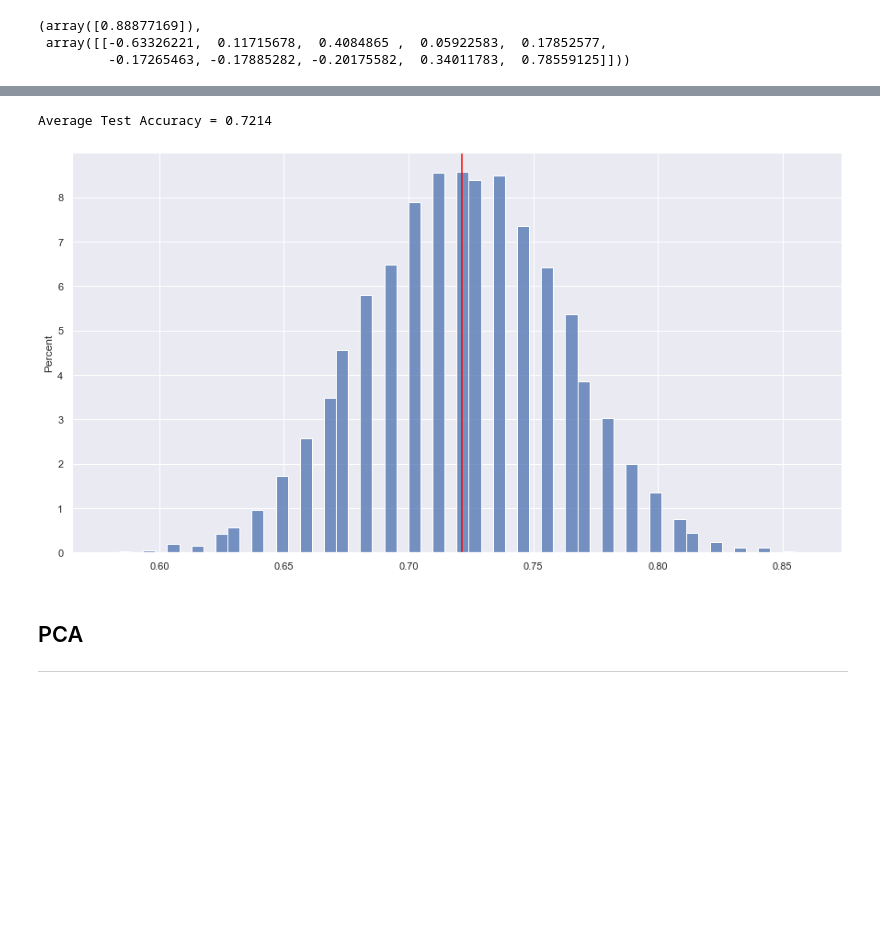
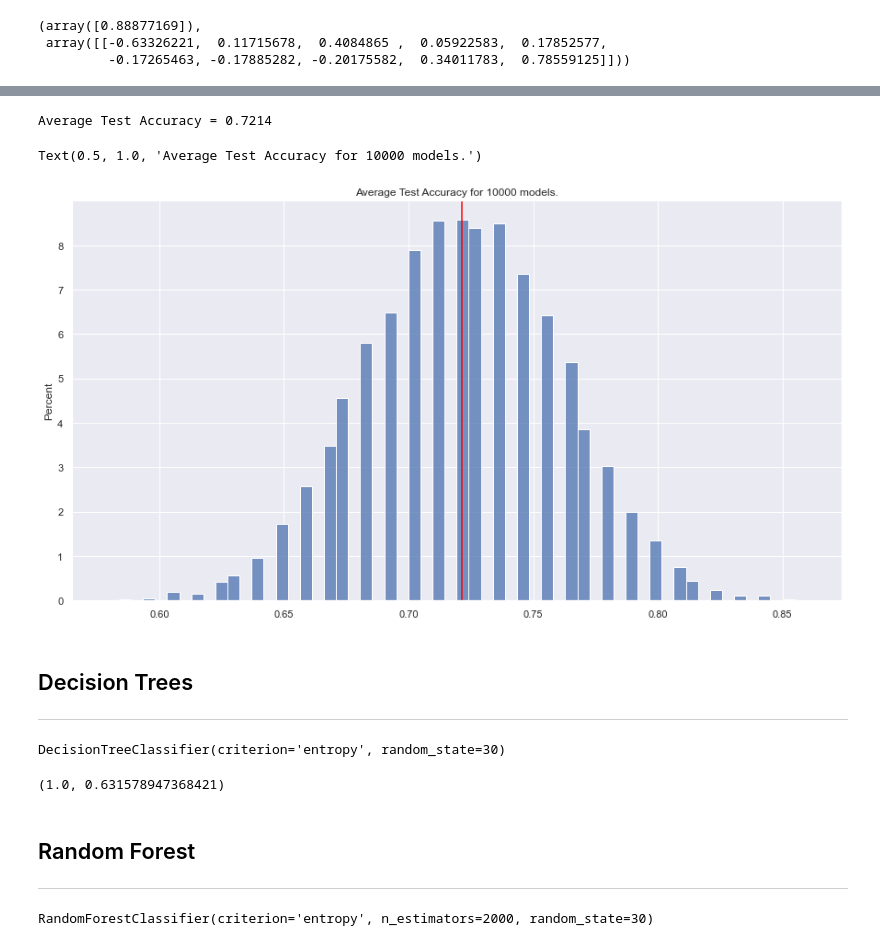
Before and after one commit to sidmurthy/stephstuff, a Jupyter notebook: src/stephplayground.ipynb, the cells around one changed output, grey strips where cells are left out. Drawn from its saved outputs; the diff is of its cells as text; code cells hidden in the pictures; blank space fills up the shorter version.

Commit message:
Random Forest.

```diff
--- a/src/stephplayground.ipynb
+++ b/src/stephplayground.ipynb
@@ -286,9 +288,8 @@ lr.intercept_, lr.coef_
  array([[-0.63326221,  0.11715678,  0.4084865 ,  0.05922583,  0.17852577,
          -0.17265463, -0.17885282, -0.20175582,  0.34011783,  0.78559125]]))
 # %%
-train_accuracy = sum(lr.predict(X_train) == Y_train) / len(Y_train)
-test_accuracy = sum(lr.predict(X_test) == Y_test) / len(Y_test)
-
+train_accuracy = lr.score(X_train, Y_train)
+test_accuracy = lr.score(X_test, Y_test)
 print(f"Train accuracy: {train_accuracy:.4f}")
 print(f"Test accuracy: {test_accuracy:.4f}")
 # %% [output]
@@ -311,16 +312,37 @@ for i in range(10000):
     X_train, X_test, Y_train, Y_test = train_test_split(X,y, test_size=0.15, random_state=i)
     lr = LogisticRegression(fit_intercept=True, solver = 'lbfgs')
     lr.fit(X_train, Y_train)
-    test_accuracy = sum(lr.predict(X_test) == Y_test) / len(Y_test)
+    test_accuracy = lr.score(X_test, Y_test)
     arr.append(test_accuracy)
 # %%
 avg_accuracy = np.mean(arr)
 print(f'Average Test Accuracy = {avg_accuracy:.4f}')
 plt.axvline(avg_accuracy, color='Red');
 sns.histplot(x=arr, stat='percent');
+plt.title('Average Test Accuracy for 10000 models.')
 # %% [output]
 Average Test Accuracy = 0.7214
+Text(0.5, 1.0, 'Average Test Accuracy for 10000 models.')
-[figure, old version]
+[figure, new version]
 # %% [markdown]
-## PCA
+## Decision Trees
 ___
+# %%
+decision_tree = tree.DecisionTreeClassifier(criterion='entropy', random_state=30)
+decision_tree.fit(X_train, Y_train)
+# %% [output]
+DecisionTreeClassifier(criterion='entropy', random_state=30)
+# %%
+dt_training_accuracy = decision_tree.score(X_train, Y_train)
+dt_testing_accuracy = decision_tree.score(X_test, Y_test)
+dt_training_accuracy, dt_testing_accuracy
+# %% [output]
+(1.0, 0.631578947368421)
+# %% [markdown]
+## Random Forest
+---
+# %%
+random_forest_model = ensemble.RandomForestClassifier(n_estimators=2000, criterion='entropy', random_state=30)
+random_forest_model.fit(X_train, Y_train)
+# %% [output]
+RandomForestClassifier(criterion='entropy', n_estimators=2000, random_state=30)
```
Also changed, not shown: parts of 6 cells of this notebook.
